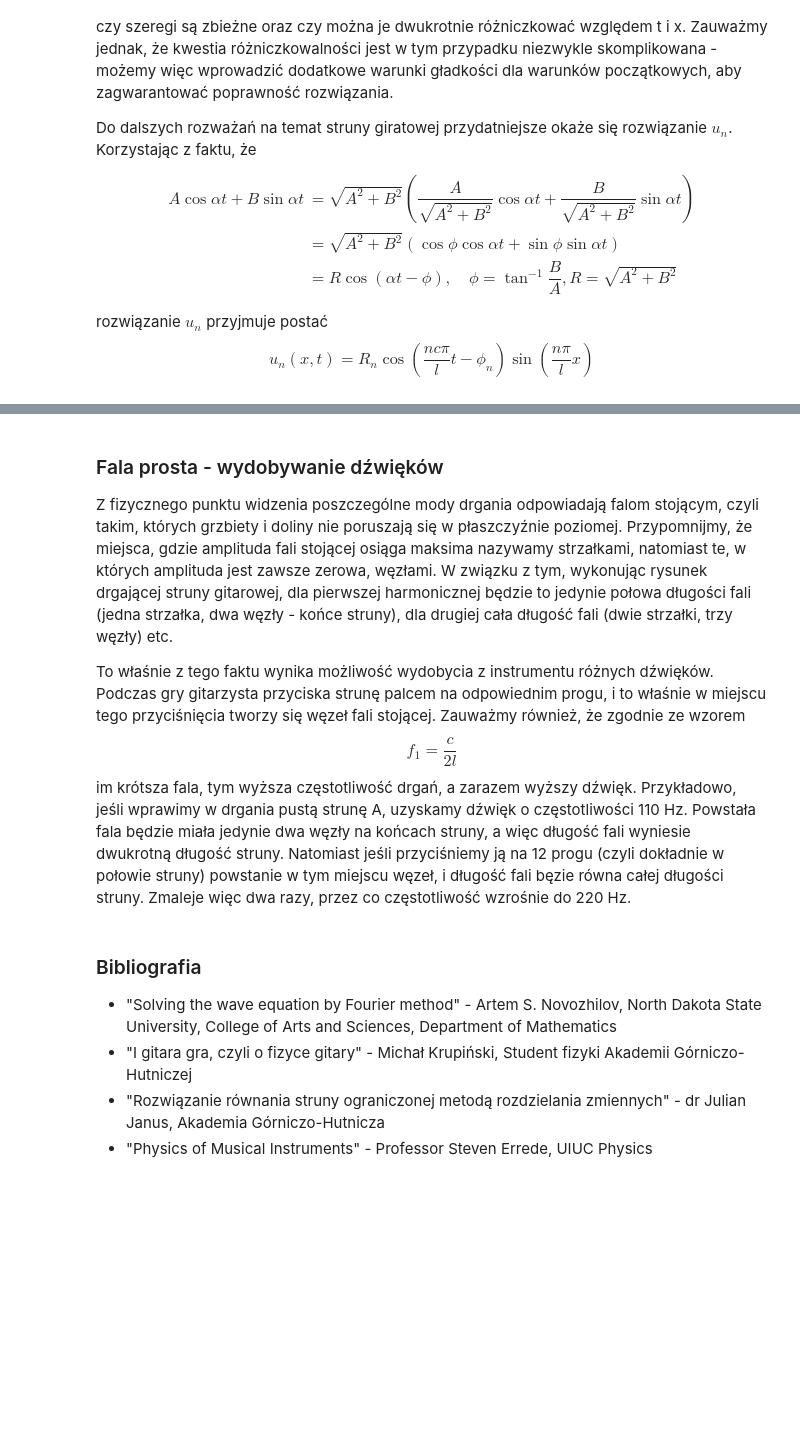
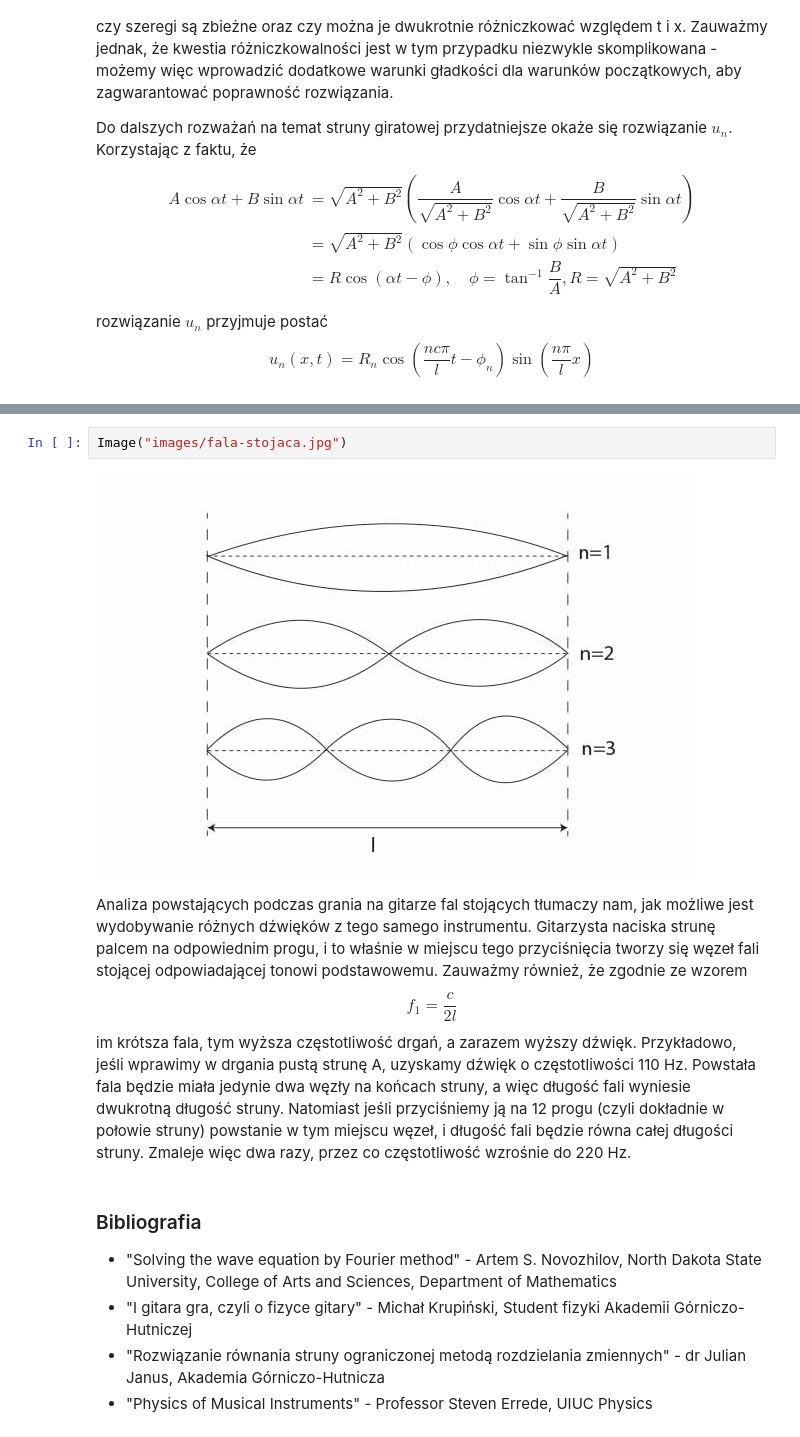
Before and after one commit to MagdalenaRys/ODE_project_WaveEquation, a Jupyter notebook: wave_equation_project.ipynb, the cells around one changed output, grey strips where cells are left out. Saved outputs shown, nothing was run; the diff lists cells and outputs as text; blank space fills up the shorter version.

```diff
--- a/wave_equation_project.ipynb
+++ b/wave_equation_project.ipynb
@@ -200,11 +219,11 @@ Image("ukulele_C.png")
+# %%
+Image("images/fala-stojaca.jpg")
+# %% [output]
+[figure, added]
 # %% [markdown]
-### Fala prosta - wydobywanie dźwięków
-
-Z fizycznego punktu widzenia poszczególne mody drgania odpowiadają falom stojącym, czyli takim, których grzbiety i doliny nie poruszają się w płaszczyźnie poziomej. Przypomnijmy, że miejsca, gdzie amplituda fali stojącej osiąga maksima nazywamy strzałkami, natomiast te, w których amplituda jest zawsze zerowa, węzłami. W związku z tym, wykonując rysunek drgającej struny gitarowej, dla pierwszej harmonicznej będzie to jedynie połowa długości fali (jedna strzałka, dwa węzły - końce struny), dla drugiej cała długość fali (dwie strzałki, trzy węzły) etc.
-
-To właśnie z tego faktu wynika możliwość wydobycia z instrumentu różnych dźwięków. Podczas gry gitarzysta przyciska strunę palcem na odpowiednim progu, i to właśnie w miejscu tego przyciśnięcia tworzy się węzeł fali stojącej. Zauważmy również, że zgodnie ze wzorem
-$$ f_1 = \dfrac{c}{2l} $$
-im krótsza fala, tym wyższa częstotliwość drgań, a zarazem wyższy dźwięk. Przykładowo, jeśli wprawimy w drgania pustą strunę A, uzyskamy dźwięk o częstotliwości 110 Hz. Powstała fala będzie miała jedynie dwa węzły na końcach struny, a więc długość fali wyniesie dwukrotną długość struny. Natomiast jeśli przyciśniemy ją na 12 progu (czyli dokładnie w połowie struny) powstanie w tym miejscu węzeł, i długość fali bęzie równa całej długości struny. Zmaleje więc dwa razy, przez co częstotliwość wzrośnie do 220 Hz.
+Analiza powstających podczas grania na gitarze fal stojących tłumaczy nam, jak możliwe jest wydobywanie różnych dźwięków z tego samego instrumentu. Gitarzysta naciska strunę palcem na odpowiednim progu, i to właśnie w miejscu tego przyciśnięcia tworzy się węzeł fali stojącej odpowiadającej tonowi podstawowemu. Zauważmy również, że zgodnie ze wzorem
+$$ f_1 = \frac{c}{2l} $$
+im krótsza fala, tym wyższa częstotliwość drgań, a zarazem wyższy dźwięk. Przykładowo, jeśli wprawimy w drgania pustą strunę A, uzyskamy dźwięk o częstotliwości 110 Hz. Powstała fala będzie miała jedynie dwa węzły na końcach struny, a więc długość fali wyniesie dwukrotną długość struny. Natomiast jeśli przyciśniemy ją na 12 progu (czyli dokładnie w połowie struny) powstanie w tym miejscu węzeł, i długość fali będzie równa całej długości struny. Zmaleje więc dwa razy, przez co częstotliwość wzrośnie do 220 Hz.
 # %% [markdown]
 ### Bibliografia
 - "Solving the wave equation by Fourier method" - Artem S. Novozhilov, North Dakota State University, College of Arts and Sciences, Department of Mathematics
```
Also changed, not shown: parts of 7 cells of this notebook, 6 other files.
